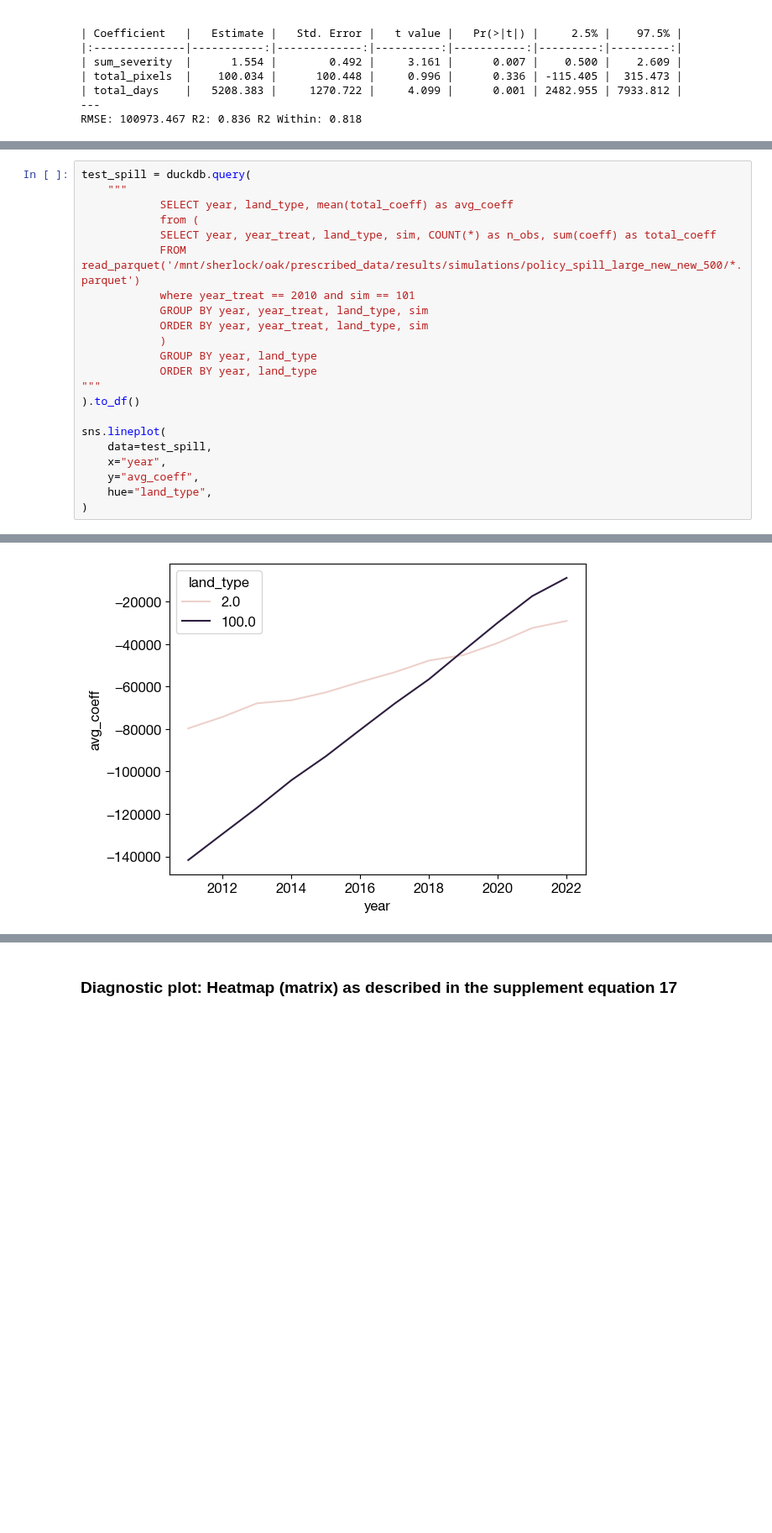
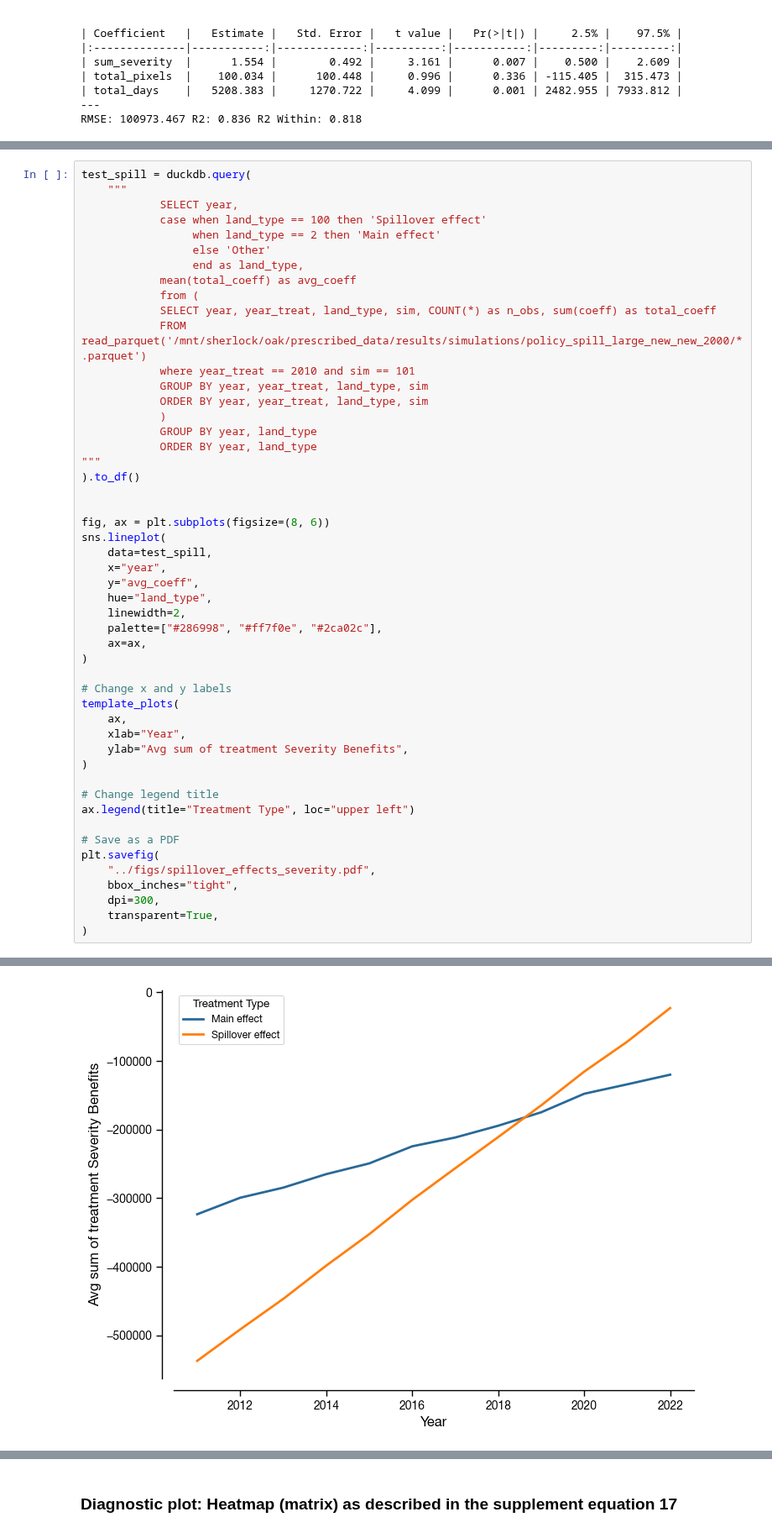
Before and after one commit to echolab-stanford/prescribed_fires, a Jupyter notebook: analysis/simulation_replication.ipynb, the cells around one changed output, grey strips where cells are left out. Shown at 84% size. Drawn from its saved outputs; the diff is of its cells as text; blank space fills up the shorter version.

```diff
--- a/analysis/simulation_replication.ipynb
+++ b/analysis/simulation_replication.ipynb
@@ -934,10 +912,15 @@ RMSE: 100973.467 R2: 0.836 R2 Within: 0.818
 # %%
 test_spill = duckdb.query(
     """
-            SELECT year, land_type, mean(total_coeff) as avg_coeff
+            SELECT year,
+            case when land_type == 100 then 'Spillover effect'
+                 when land_type == 2 then 'Main effect'
+                 else 'Other'
+                 end as land_type,
+            mean(total_coeff) as avg_coeff
             from (
             SELECT year, year_treat, land_type, sim, COUNT(*) as n_obs, sum(coeff) as total_coeff
-            FROM read_parquet('/mnt/sherlock/oak/prescribed_data/results/simulations/policy_spill_large_new_new_500/*.parquet')
+            FROM read_parquet('/mnt/sherlock/oak/prescribed_data/results/simulations/policy_spill_large_new_new_2000/*.parquet')
             where year_treat == 2010 and sim == 101
             GROUP BY year, year_treat, land_type, sim
             ORDER BY year, year_treat, land_type, sim
@@ -947,10 +930,33 @@ test_spill = duckdb.query(
 """
 ).to_df()
 
+
+fig, ax = plt.subplots(figsize=(8, 6))
 sns.lineplot(
     data=test_spill,
     x="year",
     y="avg_coeff",
     hue="land_type",
+    linewidth=2,
+    palette=["#286998", "#ff7f0e", "#2ca02c"],
+    ax=ax,
 )
+
+# Change x and y labels
+template_plots(
+    ax,
+    xlab="Year",
+    ylab="Avg sum of treatment Severity Benefits",
+)
+
+# Change legend title
+ax.legend(title="Treatment Type", loc="upper left")
+
+# Save as a PDF
+plt.savefig(
+    "../figs/spillover_effects_severity.pdf",
+    bbox_inches="tight",
+    dpi=300,
+    transparent=True,
+)
 # %% [output]
@@ -958 +963 @@ sns.lineplot(
-[figure, old version]
+[figure, new version]
```
Also changed, not shown: parts of 57 cells of this notebook.
